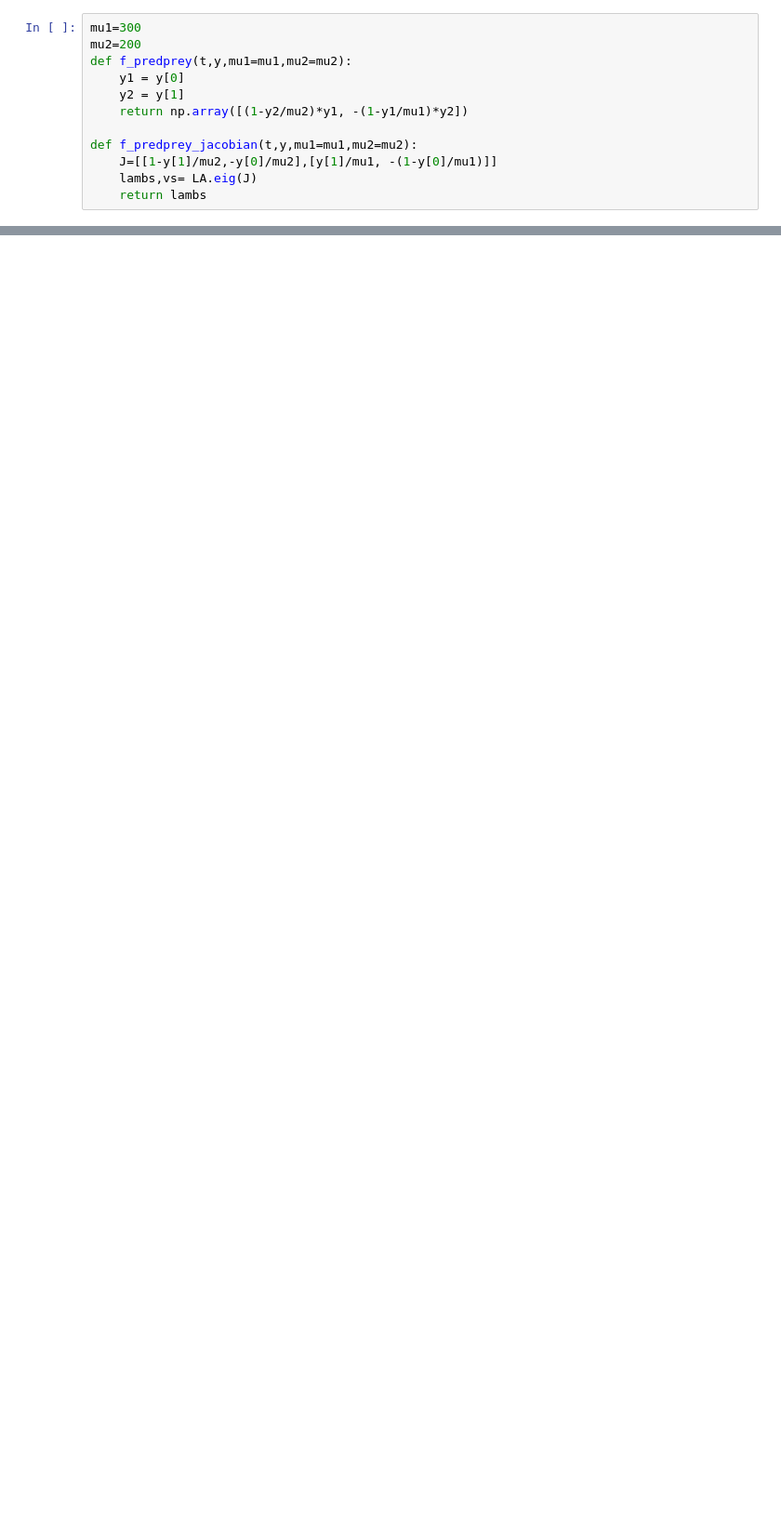
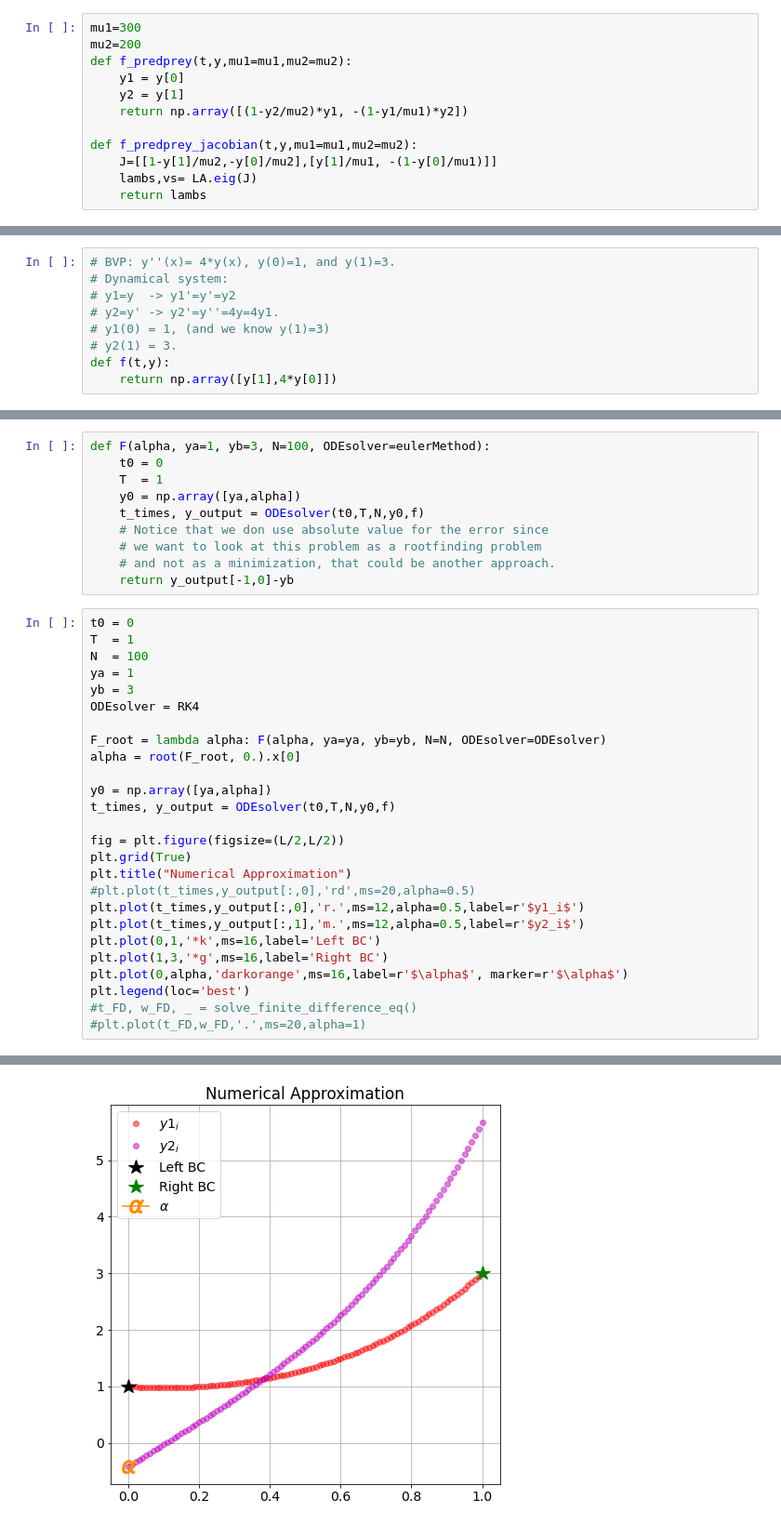
Before and after one commit to tclaudioe/Scientific-Computing, a Jupyter notebook: SC1v2/11_ODE.ipynb, the cells around one changed output, grey strips where cells are left out. Shown at 93% size. Cells and saved outputs as stored; diff of their text form; blank space fills up the shorter version.

```diff
--- a/SC1v2/11_ODE.ipynb
+++ b/SC1v2/11_ODE.ipynb
@@ -904,0 +806,9 @@ El material ha sido creado por Claudio Torres <ctorres@inf.utfsm.cl> y Sebastian
+# %%
+# BVP: y''(x)= 4*y(x), y(0)=1, and y(1)=3.
+# Dynamical system:
+# y1=y  -> y1'=y'=y2
+# y2=y' -> y2'=y''=4y=4y1.
+# y1(0) = 1, (and we know y(1)=3)
+# y2(1) = 3.
+def f(t,y):
+    return np.array([y[1],4*y[0]])
@@ -904,0 +844,37 @@ El material ha sido creado por Claudio Torres <ctorres@inf.utfsm.cl> y Sebastian
+# %%
+def F(alpha, ya=1, yb=3, N=100, ODEsolver=eulerMethod):
+    t0 = 0
+    T  = 1
+    y0 = np.array([ya,alpha])
+    t_times, y_output = ODEsolver(t0,T,N,y0,f)
+    # Notice that we don use absolute value for the error since
+    # we want to look at this problem as a rootfinding problem
+    # and not as a minimization, that could be another approach.
+    return y_output[-1,0]-yb
+# %%
+t0 = 0
+T  = 1
+N  = 100
+ya = 1
+yb = 3
+ODEsolver = RK4
+
+F_root = lambda alpha: F(alpha, ya=ya, yb=yb, N=N, ODEsolver=ODEsolver)
+alpha = root(F_root, 0.).x[0]
+
+y0 = np.array([ya,alpha])
+t_times, y_output = ODEsolver(t0,T,N,y0,f)
+
+fig = plt.figure(figsize=(L/2,L/2))
+plt.grid(True)
+plt.title("Numerical Approximation")
+#plt.plot(t_times,y_output[:,0],'rd',ms=20,alpha=0.5)
+plt.plot(t_times,y_output[:,0],'r.',ms=12,alpha=0.5,label=r'$y1_i$')
+plt.plot(t_times,y_output[:,1],'m.',ms=12,alpha=0.5,label=r'$y2_i$')
+plt.plot(0,1,'*k',ms=16,label='Left BC')
+plt.plot(1,3,'*g',ms=16,label='Right BC')
+plt.plot(0,alpha,'darkorange',ms=16,label=r'$\alpha$', marker=r'$\alpha$')
+plt.legend(loc='best')
+#t_FD, w_FD, _ = solve_finite_difference_eq()
+#plt.plot(t_FD,w_FD,'.',ms=20,alpha=1)
+# %% [output]
@@ -904,0 +882 @@ El material ha sido creado por Claudio Torres <ctorres@inf.utfsm.cl> y Sebastian
+[figure, added]
```
Also changed, not shown: parts of 99 cells of this notebook, 2 other files.
